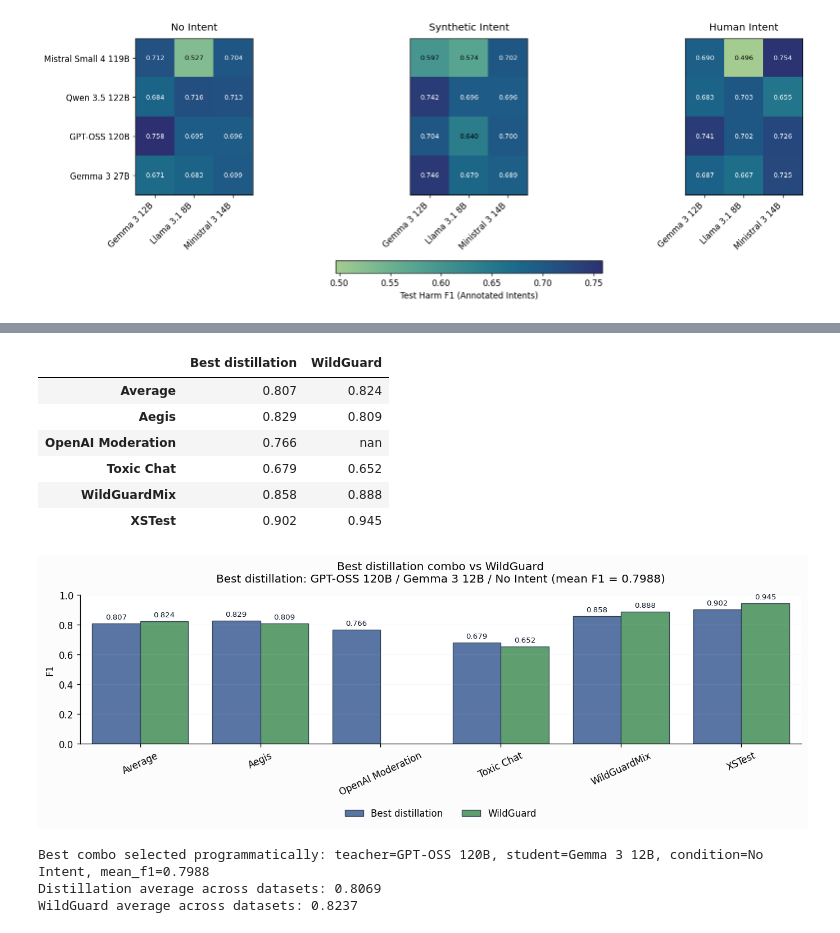
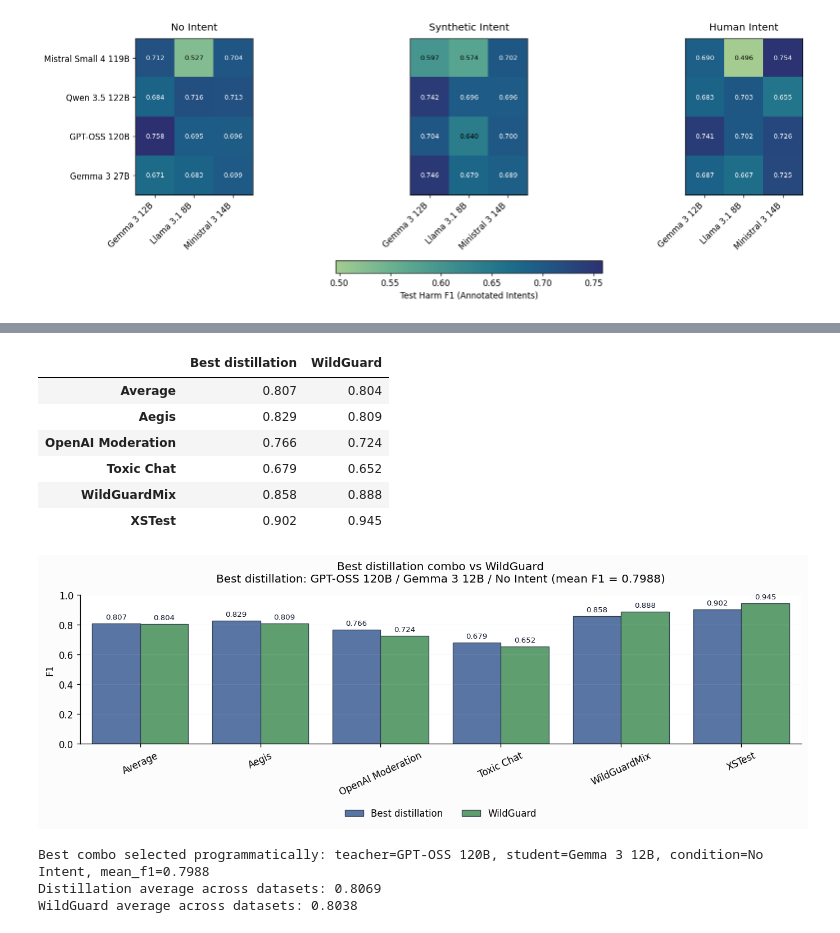
Before and after one commit to Jazhyc/aims-safety-classification, a Jupyter notebook: notebooks/distillation/distillation_results.ipynb, the cells around one changed output, grey strips where cells are left out. Drawn from its saved outputs; the diff is of its cells as text; code cells hidden in the pictures.

```diff
--- a/notebooks/distillation/distillation_results.ipynb
+++ b/notebooks/distillation/distillation_results.ipynb
@@ -1096,6 +1125,7 @@ best_summary = (
 safety_results_root = PROJECT_ROOT / "data/safety_experiment"
 wildguard_paths = {
     "Aegis": safety_results_root / "aegis" / "allenai_wildguard_wildguard_classification.jsonl",
+    "OpenAI Moderation": safety_results_root / "openai-moderation" / "allenai_wildguard_wildguard_classification.jsonl",
     "Toxic Chat": safety_results_root / "toxic-chat" / "allenai_wildguard_wildguard_classification.jsonl",
     "WildGuardMix": safety_results_root / "wildguardmix" / "allenai_wildguard_wildguard_classification.jsonl",
     "XSTest": safety_results_root / "xstest" / "allenai_wildguard_wildguard_classification.jsonl",
@@ -1147,39 +1177,39 @@ sns.barplot(
 
 ax.set_title(
     f"Best distillation combo vs WildGuard\n"
     f"Best distillation: {best_teacher} / {best_student} / {best_condition} (mean F1 = {best_score:.4f})",
     pad=14,
 )
 ax.set_xlabel("")
 ax.xaxis.label.set_visible(False)
 ax.set_ylabel("F1")
 ax.set_ylim(0, min(1.0, max(comparison_df["f1"].max() * 1.12, 0.05)))
 ax.tick_params(axis="x", rotation=25, labelsize=10)
 ax.grid(axis="y", color="#cbd5e1", alpha=0.12, linewidth=0.8)
 
 for container in ax.containers:
     ax.bar_label(container, labels=[f"{bar.get_height():.3f}" for bar in container], padding=3, fontsize=8, color="#0f172a")
 
 ax.legend(title=None, loc="upper center", bbox_to_anchor=(0.5, -0.38), ncol=2, frameon=False)
 sns.despine(ax=ax, left=False, bottom=False)
 fig.subplots_adjust(bottom=0.50)
 plt.show()
 
 print(f"Best combo selected programmatically: teacher={best_teacher}, student={best_student}, condition={best_condition}, mean_f1={best_score:.4f}")
 print(f"Distillation average across datasets: {comparison_df[comparison_df['model'] == 'Best distillation']['f1'].mean():.4f}")
 print(f"WildGuard average across datasets: {comparison_df[comparison_df['model'] == 'WildGuard']['f1'].mean():.4f}")
 # %% [output]
 |  | Best distillation | WildGuard |
-| Average | 0.807 | 0.824 |
+| Average | 0.807 | 0.804 |
 | Aegis | 0.829 | 0.809 |
-| OpenAI Moderation | 0.766 | nan |
+| OpenAI Moderation | 0.766 | 0.724 |
 | Toxic Chat | 0.679 | 0.652 |
 | WildGuardMix | 0.858 | 0.888 |
 | XSTest | 0.902 | 0.945 |
-[figure, old version]
+[figure, new version]
 Best combo selected programmatically: teacher=GPT-OSS 120B, student=Gemma 3 12B, condition=No Intent, mean_f1=0.7988
 Distillation average across datasets: 0.8069
-WildGuard average across datasets: 0.8237
+WildGuard average across datasets: 0.8038
 # %%
 # Efficiency comparison: WildGuard baseline vs best distillation combo
 
```
Also changed, not shown: parts of 4 cells of this notebook, 13 other files.
